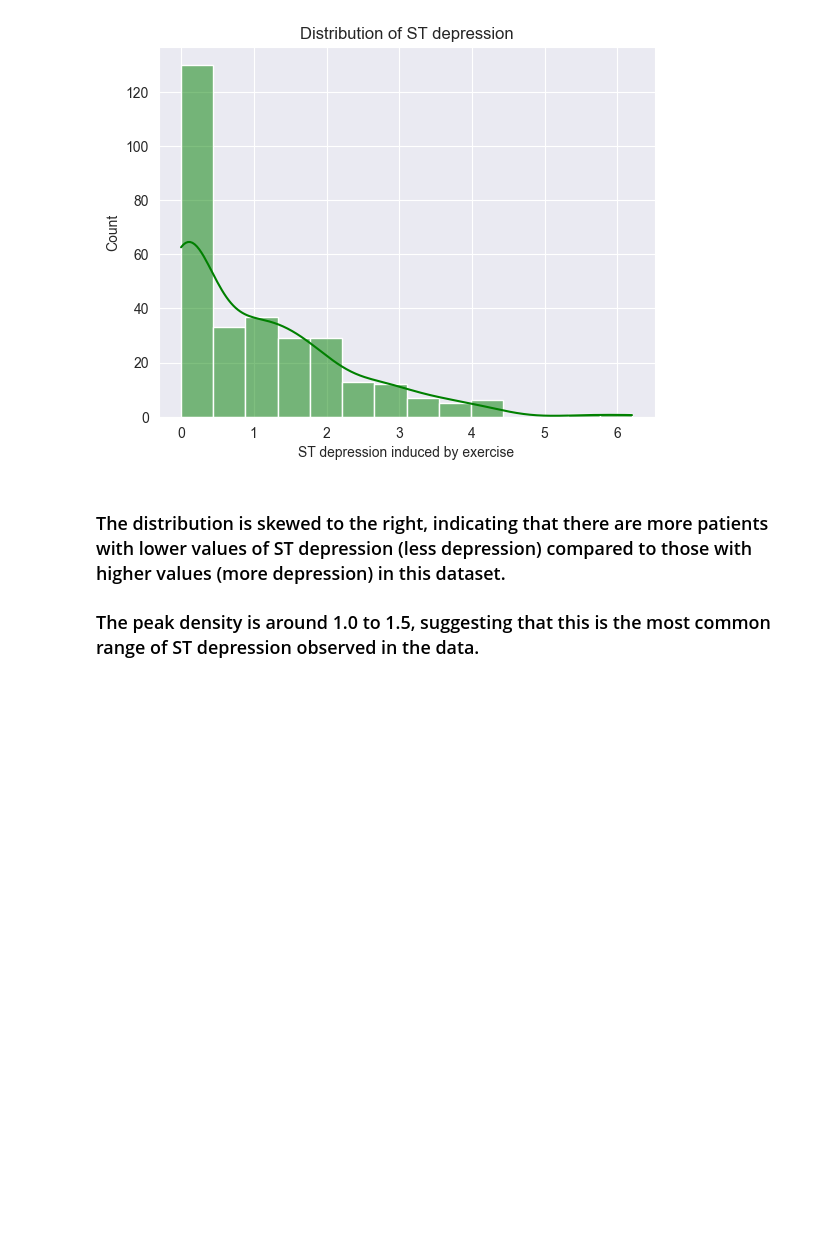
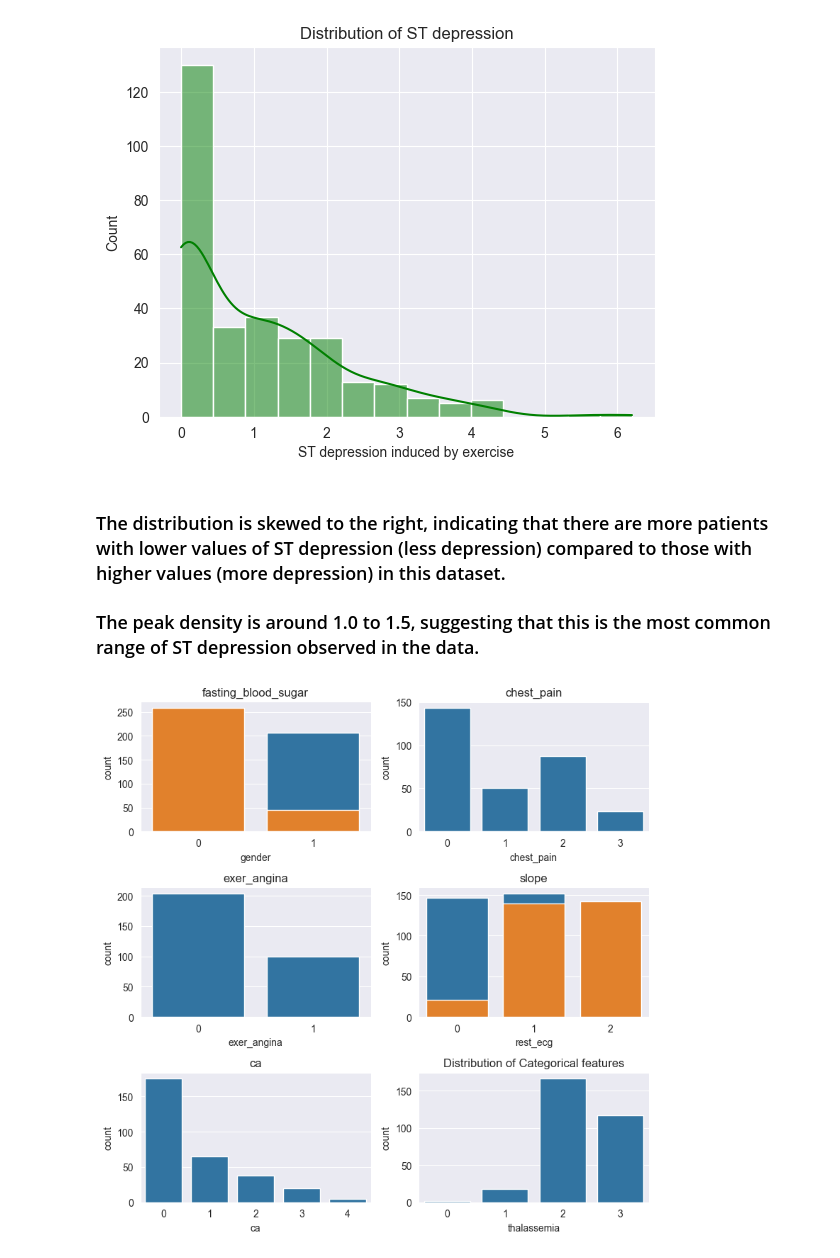
Before and after one commit to AbdurrahmanIdr/Heart_Disease_Prediction, a Jupyter notebook: eda.ipynb, the cells around one changed output. Saved outputs shown, nothing was run; the diff lists cells and outputs as text; code cells hidden in the pictures; blank space fills up the shorter version.

```diff
--- a/eda.ipynb
+++ b/eda.ipynb
@@ -164,3 +167,20 @@ plt.show()
 # %% [markdown]
 ### The distribution is skewed to the right, indicating that there are more patients with lower values of ST depression (less depression) compared to those with higher values (more depression) in this dataset.
 ### The peak density is around 1.0 to 1.5, suggesting that this is the most common range of ST depression observed in the data.
+# %%
+cat_cols = ['gender', 'chest_pain', 'fasting_blood_sugar', 'rest_ecg', 'exer_angina', 'slope', 'ca', 'thalassemia']
+fig, axes = plt.subplots(3, 2, figsize=(8,8))
+
+# Count plot for each feature on a separate subplot
+for i, feature in enumerate(cat_cols):
+    row = i // 3  # Integer division for row index
+    col = i % 2  # Modulo for column index
+    sns.countplot(x=feature, data=df, ax=axes[row, col])  # Use df as your dataframe
+    axes[row, col].set_title(feature)  # Set subplot title
+
+# Adjust layout and display the plot
+plt.tight_layout()
+plt.title('Distribution of Categorical features')
+plt.show()
+# %% [output]
+[figure, added]
```
Also changed, not shown: parts of 2 cells of this notebook.
